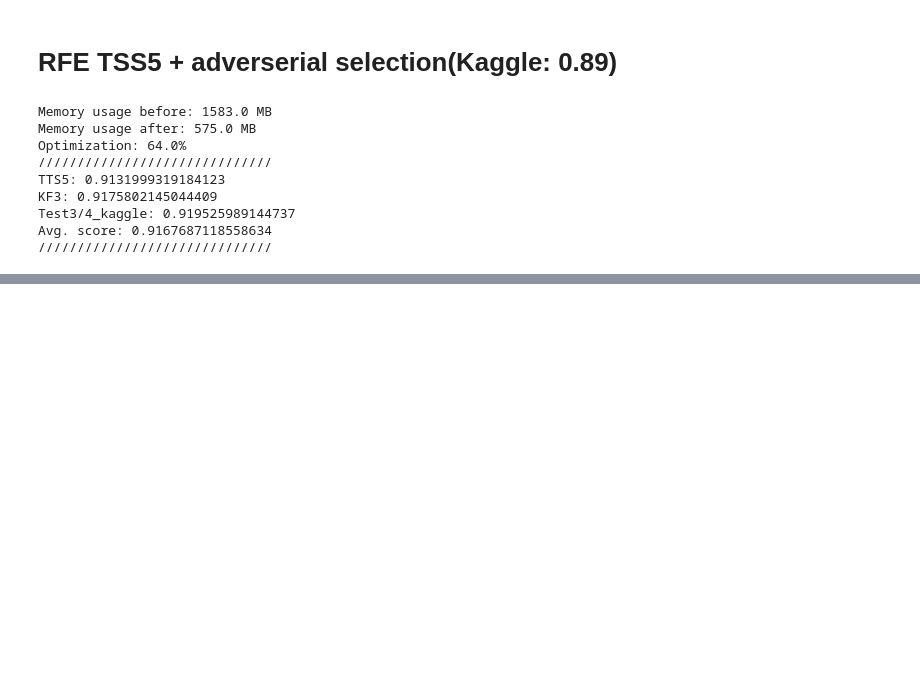
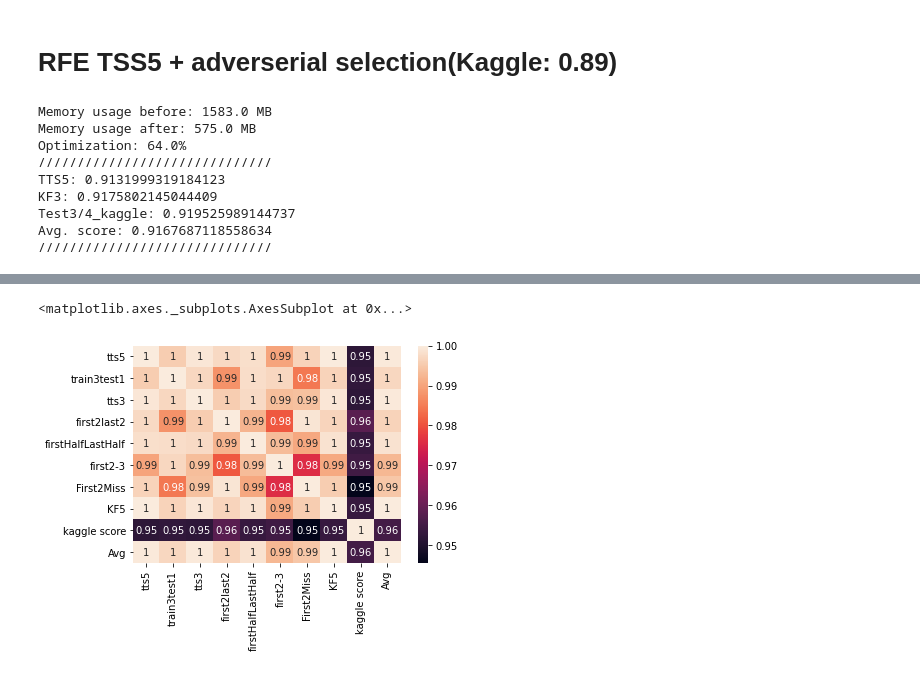
Before and after one commit to kiru883/Kaggle, a Jupyter notebook: modeling.ipynb, the cells around one changed output, grey strips where cells are left out. Drawn from its saved outputs; the diff is of its cells as text; code cells hidden in the pictures; blank space fills up the shorter version.

```diff
--- a/modeling.ipynb
+++ b/modeling.ipynb
@@ -535,0 +1020,18 @@ get_predict(clf, df_test, data_testTR['TransactionID'], name='rfecvTSS5_adverser
+# %%
+X = np.array([[0.9083847130442718, 0.9117563267914245, 0.9039339146400441, 0.8726314471298847, 0.8937049601599345, 0.8760628244092235, 0.8781147954243673, 0.9214257611389337],
+              [0.8889965301730991, 0.8955781022480203, 0.8859402469607293, 0.8527334674145495, 0.8790280340732963, 0.866207188536926, 0.8569414247138913, 0.9028537489644218],
+              [0.786169348979314, 0.7990795993003439, 0.7835749516514662, 0.7652212523126842, 0.7831057279509468, 0.7683792842131902, 0.7681356699457048, 0.8010950324961277],
+              [0.9085702485889611, 0.9145779976985358, 0.9043936436494947, 0.8716639853421747, 0.8968328782061035, 0.8747540801330415, 0.8770853662981581, 0.9242265079086417],
+              [0.9131999319184123, 0.919525989144737, 0.9089014231908114, 0.868749908065213, 0.9014243765377088, 0.8819445389722476, 0.8782231117530039, 0.9267756247591616],
+              [0.8497213569481181, 0.8620933558114725, 0.8435942498339318, 0.8162645862139922, 0.8478586618428019, 0.8276650588496732, 0.8198471183389952, 0.8649684164719927],
+              [0.8134302031175521, 0.8374867280619759, 0.8144776703804819, 0.7820280644783477, 0.8140966870808065, 0.8097818321089025, 0.7805501574164044, 0.8296025958388802]])
+y = np.array([[0.905669], [0.884856], [0.785167], [0.898599], [0.872337], [0.853891], [0.824170]])
+
+df = pd.DataFrame(data=X)
+df = pd.concat([df, pd.Series(y.reshape(-1,))], axis=1)
+df.columns = ['tts5', 'train3test1', 'tts3', 'first2last2', 'firstHalfLastHalf', 'first2-3', 'First2Miss', 'KF5', 'kaggle score']
+df['Avg'] = df[df.columns[:-1].to_list()].sum(axis=1) / 8
+sns.heatmap(df.corr(), annot=True)
+# %% [output]
+<matplotlib.axes._subplots.AxesSubplot at 0x...>
+[figure, added]
```
Also changed, not shown: parts of 26 cells of this notebook.
